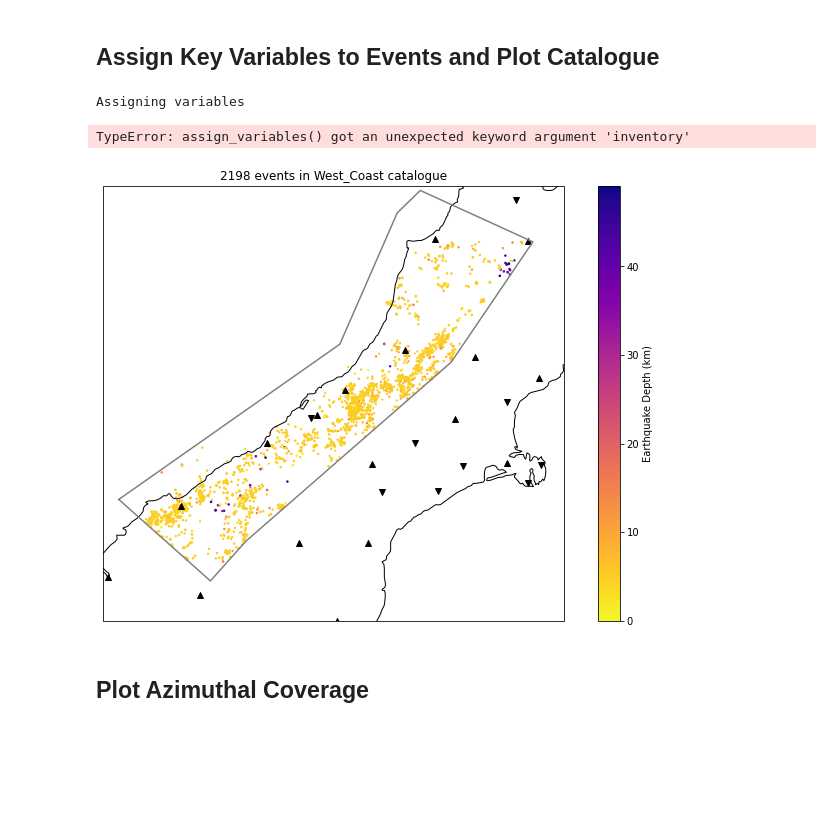
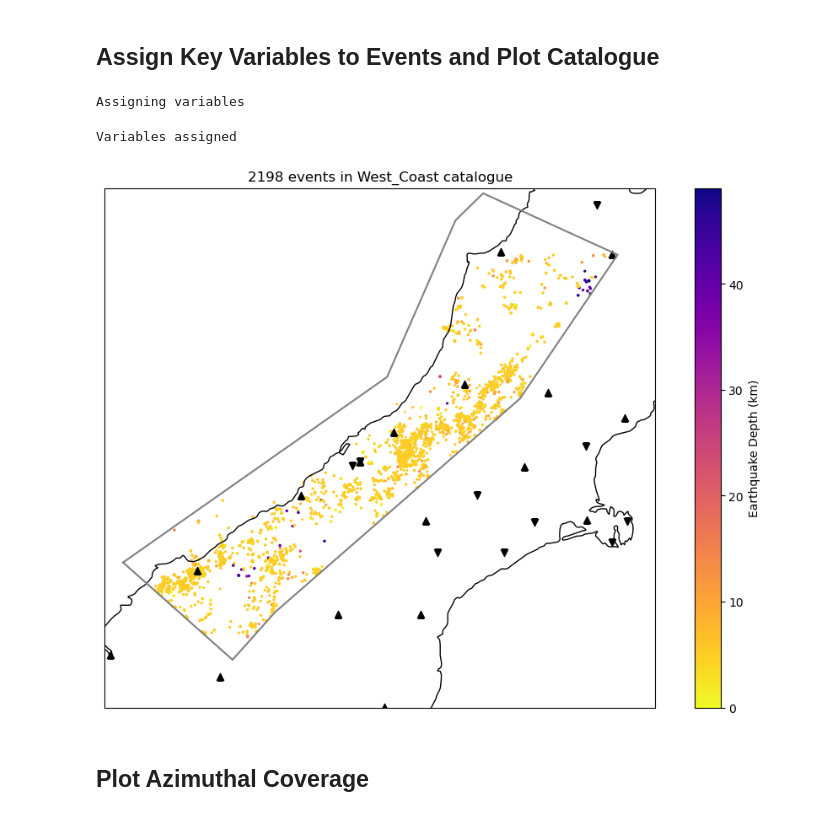
Before and after one commit to calum-chamberlain/EQ_catalog_location_quality, a Jupyter notebook: NZJGG_EQ_Catalogue_Location_Quality.ipynb, the cells around one changed output. Drawn from its saved outputs; the diff is of its cells as text; code cells hidden in the pictures; blank space fills up the shorter version.

Commit message:
Get working with inventory

```diff
--- a/NZJGG_EQ_Catalogue_Location_Quality.ipynb
+++ b/NZJGG_EQ_Catalogue_Location_Quality.ipynb
@@ -98,13 +79,16 @@ Checked
 # %%
-bbinv = client.get_stations(
-    network="NZ", station="*", location="*", channel="HH?",
+inv_kwargs = dict(
+    network="NZ", station="*", location="*",
     starttime=start, endtime=end, level='channel')
-spinv = client.get_stations(
-    network="NZ", station="*", location="*", channel="EH?",
-    starttime=start, endtime=end, level="channel")
+bbinv = client.get_stations(channel="HH?", **inv_kwargs)
+spinv = client.get_stations(channel="EH?", **inv_kwargs)
+sminv = client.get_stations(channel="BN?", **inv_kwargs)
+sminv += client.get_stations(channel="HN?", **inv_kwargs)
 
 bblons = [s.longitude for n in bbinv for s in n]
 bblats = [s.latitude for n in bbinv for s in n]
 
 splons = [s.longitude for n in spinv for s in n]
 splats = [s.latitude for n in spinv for s in n]
+
+inv = bbinv + spinv + sminv
@@ -136,25 +128,24 @@ Found 2198 events within polygon
 # %% [markdown]
 ## Assign Key Variables to Events and Plot Catalogue
 # %%
-###### SOMETHING IS GOING WRONG HERE
-# IT'S COMPLAINING THAT INVENTORY IS UNEXPECTED, DON'T KNOW WHY. maybe cause it's in muliple bedded functions?
-
 print('Assigning variables')
 min_az, depths, min_dist, mags, lats, lons, fixed = assign_variables(cat_poly=cat_poly, inventory=inv)
 print('Variables assigned')
 # %% [output]
 Assigning variables
-TypeError: assign_variables() got an unexpected keyword argument 'inventory'
+Variables assigned
 # %%
 #Plot Catalogue
-fig=plot_catalogue(cat=cat_poly, region=region, lats=lats, lons=lons, mags=mags, depths=depths, poly=poly,
-               splons=splons, splats=splats, bblons=bblons, bblats=bblats)
+fig = plot_catalog(
+    cat=cat_poly, region=region, lats=lats, lons=lons,
+    mags=mags, depths=depths, poly=poly, splons=splons,
+    splats=splats, bblons=bblons, bblats=bblats)
 
 #save figure
-fig.savefig('cat_map_' + region + '.eps', dpi=800, bbox_inches='tight')
-fig.savefig('cat_map_' + region + '.png', dpi=800, bbox_inches='tight')
+fig.savefig(f'plots/cat_map_{region}.eps', dpi=800, bbox_inches='tight')
+fig.savefig(f'plots/cat_map_{region}.png', dpi=800, bbox_inches='tight')
 # %% [output]
-[figure, old version]
+[figure, new version]
 # %% [markdown]
 ## Plot Azimuthal Coverage
 # %%
```
Also changed, not shown: parts of 9 cells of this notebook, 6 other files.
